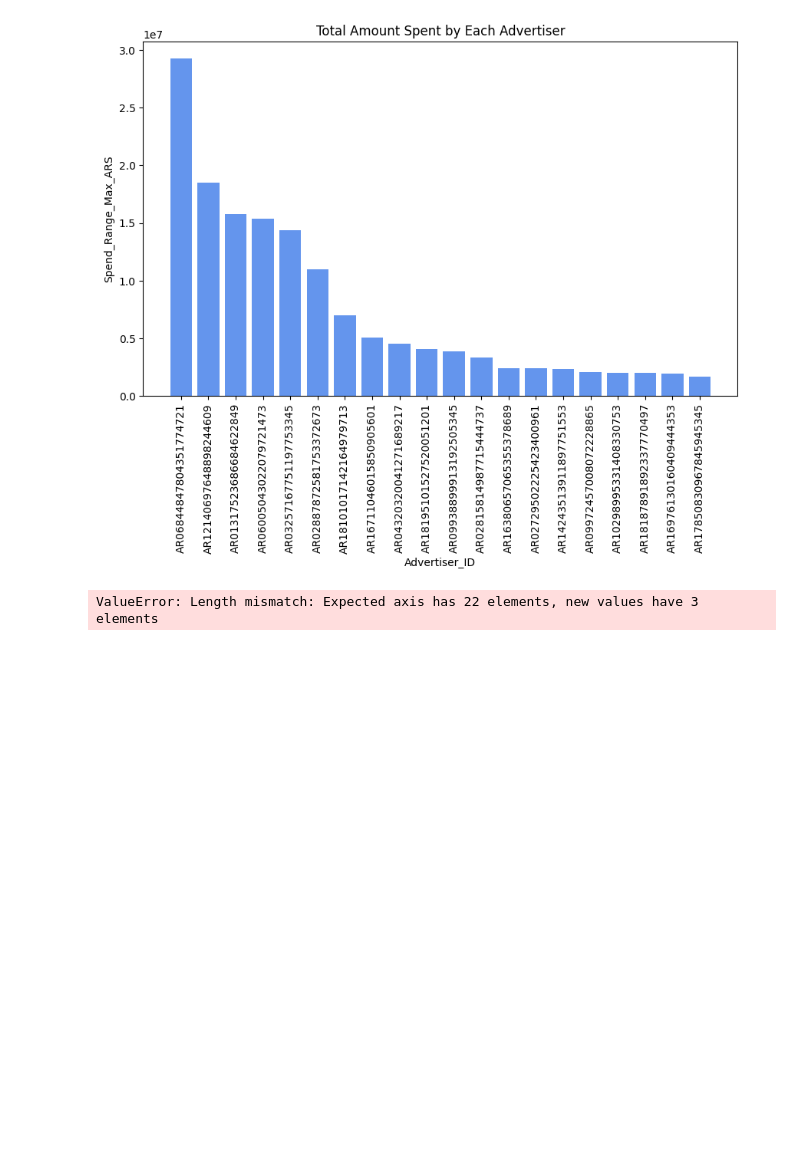
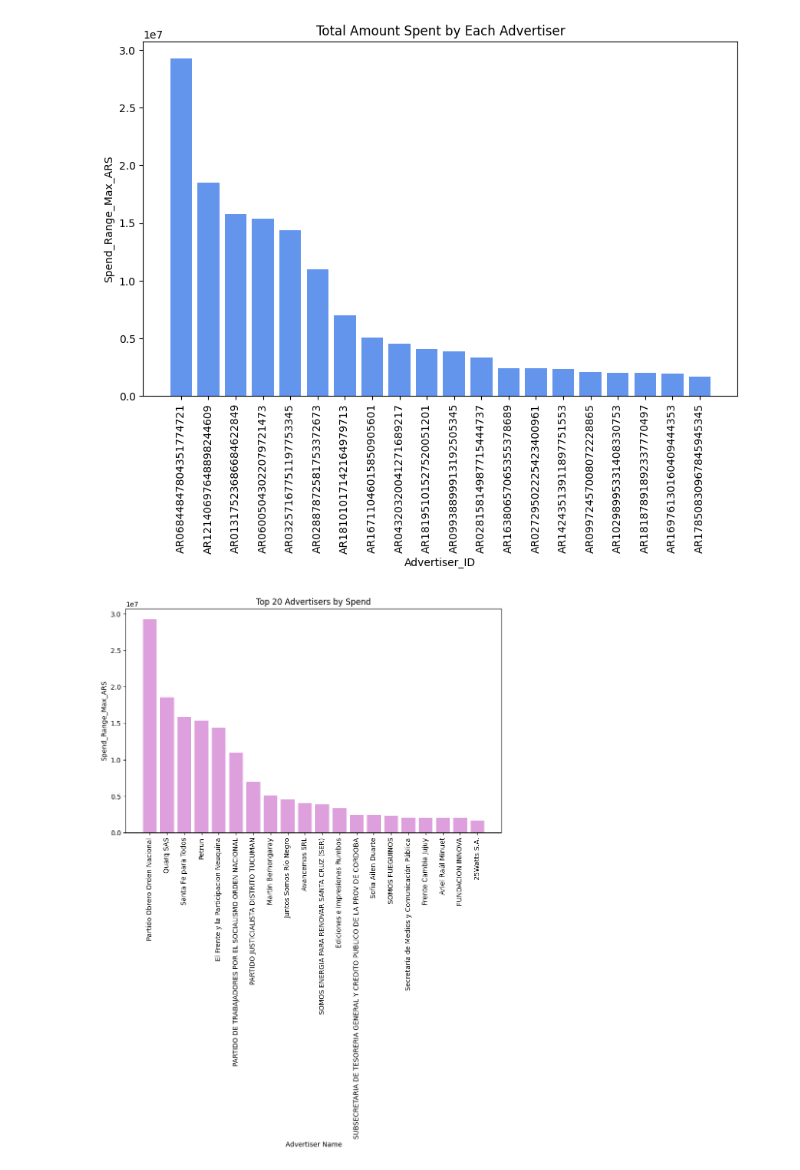
Before and after one commit to andreasoledadguerra/EDA_projects, a Jupyter notebook: googleads_analysis.ipynb, the cells around one changed output. Saved outputs shown, nothing was run; the diff lists cells and outputs as text; code cells hidden in the pictures; blank space fills up the shorter version.

Commit message:
Making adjustments to the plot

```diff
--- a/googleads_analysis.ipynb
+++ b/googleads_analysis.ipynb
@@ -368,28 +392,26 @@ plt.show()
 # %%
 
 # Crear un diccionario de mapeo de Advertiser_ID a Advertiser_Name
-id_to_name_mapping = df_ads.drop_duplicates('Advertiser_ID').set_index('Advertiser_ID')['Advertiser_Name'].to_dict()
+id_to_name_mapping = df_ads.set_index('Advertiser_ID')['Advertiser_Name'].to_dict()
 
-# Renombrar la columna para mayor claridad
-df_ads.columns = ['Advertiser_ID', 'Advertiser_Name', 'Spend_Range_Max_ARS']
 
 # Obtener los 20 mayores anunciantes por gasto
 df_top_advertisers_by_name= df_ads.groupby('Advertiser_ID').agg({'Spend_Range_Max_ARS': 'sum'}).nlargest(20, 'Spend_Range_Max_ARS').reset_index()
 
 # Cambiar los IDs a nombres usando el mapeo
 df_top_advertisers_by_name['Advertiser_Name'] = df_top_advertisers_by_name['Advertiser_ID'].map(id_to_name_mapping)
 
 # Crear el gráfico de barras con los nombres de los anunciantes en lugar de IDs
 plt.figure(figsize=(10, 6))
 plt.bar(df_top_advertisers_by_name['Advertiser_Name'], df_top_advertisers_by_name['Spend_Range_Max_ARS'], color='plum')
 
 # Personalizar el gráfico
 plt.xlabel('Advertiser Name')
 plt.ylabel('Spend_Range_Max_ARS')
 plt.title('Top 20 Advertisers by Spend')
-plt.xticks(rotation=45)
+plt.xticks(rotation=90)
 
 # Mostrar el gráfico
 plt.show()
 # %% [output]
-ValueError: Length mismatch: Expected axis has 22 elements, new values have 3 elements
+[figure, added]
```
Also changed, not shown: parts of 5 cells of this notebook.
